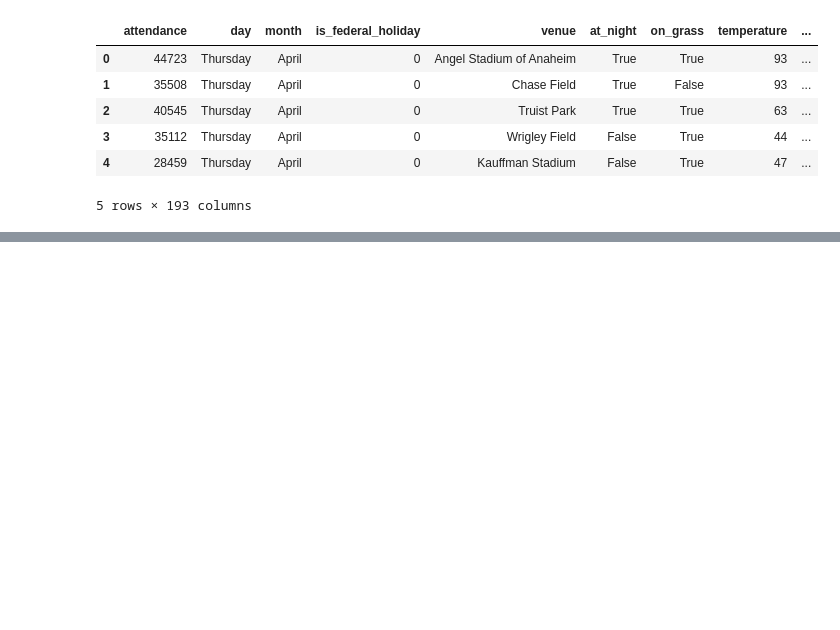
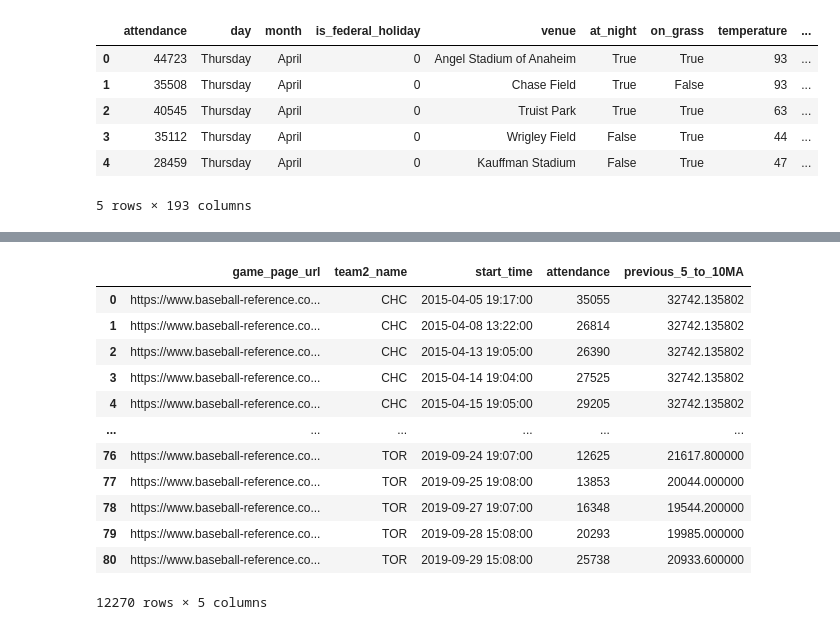
Before and after one commit to RDOGS-Friendz/SLDL-MLB-ATT-Prediction, a Jupyter notebook: statistical-learning/data_preprocessing.ipynb, the cells around one changed output, grey strips where cells are left out. Cells and saved outputs as stored; diff of their text form; code cells hidden in the pictures; blank space fills up the shorter version.

```diff
--- a/statistical-learning/data_preprocessing.ipynb
+++ b/statistical-learning/data_preprocessing.ipynb
@@ -299,0 +376,16 @@ df_game_data_have_aud.to_csv("processed_test.csv", index=False)
+# %%
+moving_avg_df
+# %% [output]
+|  | game_page_url | team2_name | start_time | attendance | previous_5_to_10MA |
+| 0 | https://www.baseball-reference.co... | CHC | 2015-04-05 19:17:00 | 35055 | 32742.135802 |
+| 1 | https://www.baseball-reference.co... | CHC | 2015-04-08 13:22:00 | 26814 | 32742.135802 |
+| 2 | https://www.baseball-reference.co... | CHC | 2015-04-13 19:05:00 | 26390 | 32742.135802 |
+| 3 | https://www.baseball-reference.co... | CHC | 2015-04-14 19:04:00 | 27525 | 32742.135802 |
+| 4 | https://www.baseball-reference.co... | CHC | 2015-04-15 19:05:00 | 29205 | 32742.135802 |
+| ... | ... | ... | ... | ... | ... |
+| 76 | https://www.baseball-reference.co... | TOR | 2019-09-24 19:07:00 | 12625 | 21617.800000 |
+| 77 | https://www.baseball-reference.co... | TOR | 2019-09-25 19:08:00 | 13853 | 20044.000000 |
+| 78 | https://www.baseball-reference.co... | TOR | 2019-09-27 19:07:00 | 16348 | 19544.200000 |
+| 79 | https://www.baseball-reference.co... | TOR | 2019-09-28 15:08:00 | 20293 | 19985.000000 |
+| 80 | https://www.baseball-reference.co... | TOR | 2019-09-29 15:08:00 | 25738 | 20933.600000 |
+12270 rows × 5 columns
```
Also changed, not shown: parts of 8 cells of this notebook, 2 other files.
